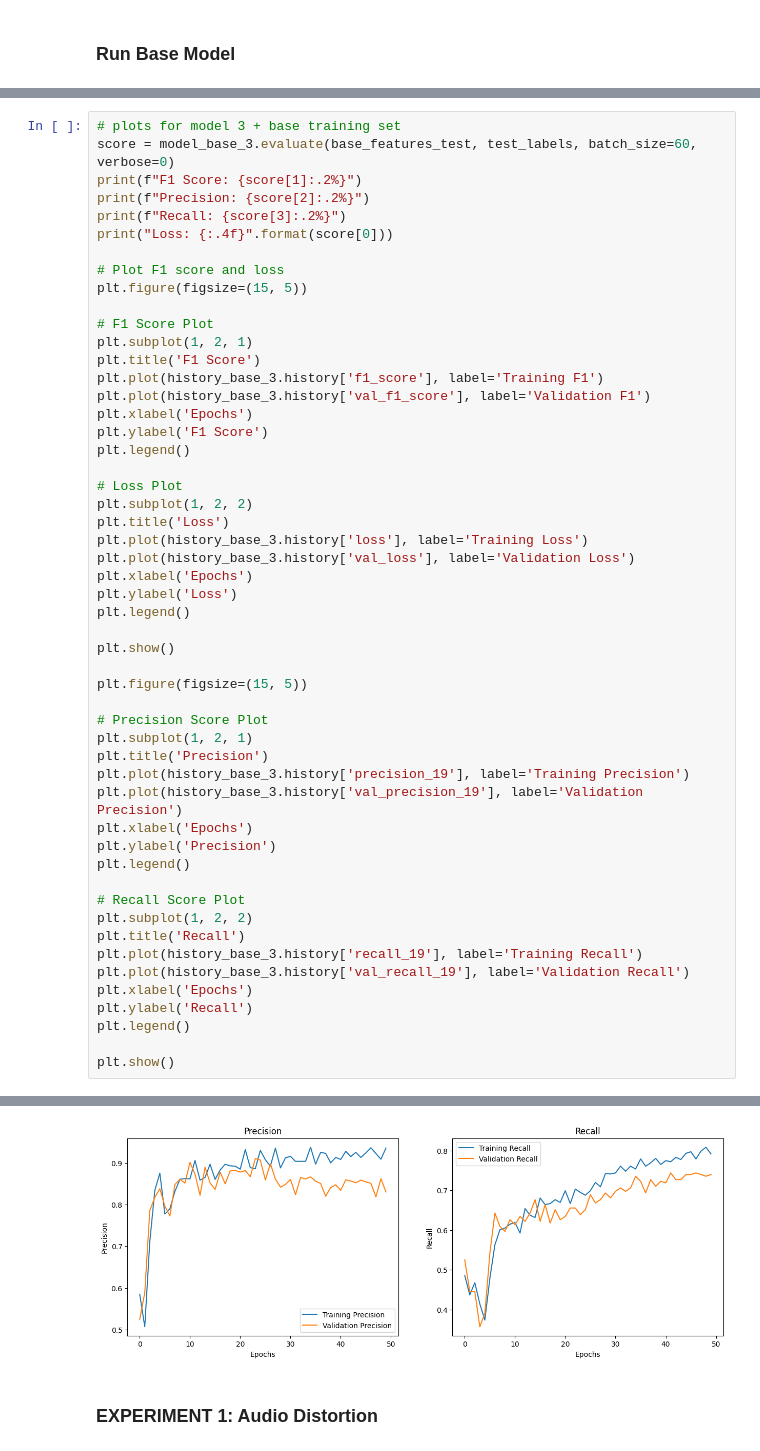
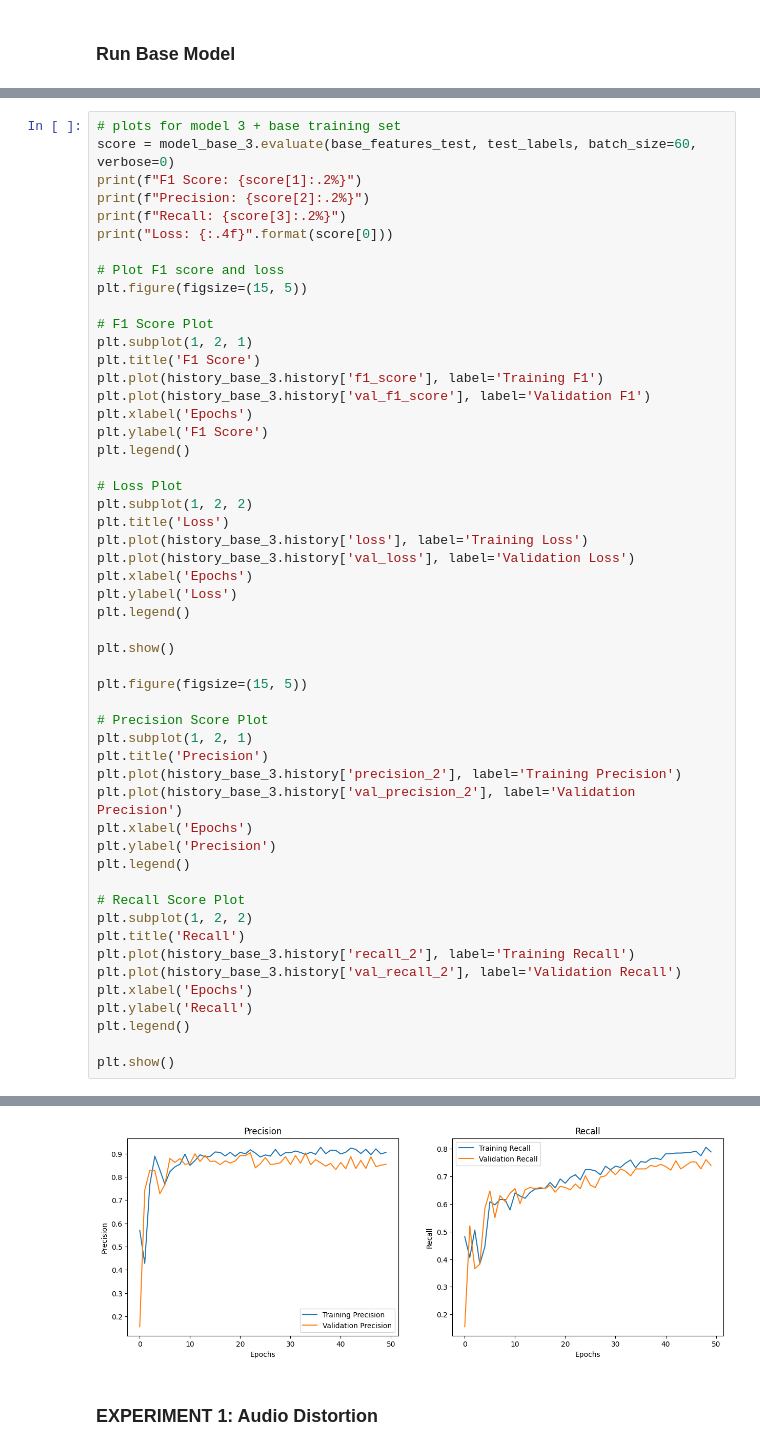
Before and after one commit to Kbeaty26/DS340-Project, a Jupyter notebook: projectCode.ipynb, the cells around one changed output, grey strips where cells are left out. Cells and saved outputs as stored; diff of their text form.

```diff
--- a/projectCode.ipynb
+++ b/projectCode.ipynb
@@ -681,8 +701,8 @@ plt.figure(figsize=(15, 5))
 # Precision Score Plot
 plt.subplot(1, 2, 1)
 plt.title('Precision')
-plt.plot(history_base_3.history['precision_19'], label='Training Precision')
-plt.plot(history_base_3.history['val_precision_19'], label='Validation Precision')
+plt.plot(history_base_3.history['precision_2'], label='Training Precision')
+plt.plot(history_base_3.history['val_precision_2'], label='Validation Precision')
 plt.xlabel('Epochs')
 plt.ylabel('Precision')
 plt.legend()
@@ -690,8 +710,8 @@ plt.legend()
 # Recall Score Plot
 plt.subplot(1, 2, 2)
 plt.title('Recall')
-plt.plot(history_base_3.history['recall_19'], label='Training Recall')
-plt.plot(history_base_3.history['val_recall_19'], label='Validation Recall')
+plt.plot(history_base_3.history['recall_2'], label='Training Recall')
+plt.plot(history_base_3.history['val_recall_2'], label='Validation Recall')
 plt.xlabel('Epochs')
 plt.ylabel('Recall')
 plt.legend()
@@ -706,4 +726,4 @@ Loss: 0.5948
-[figure, old version]
+[figure, new version]
 # %% [markdown]
 ### EXPERIMENT 1: Audio Distortion
 # %%
```
Also changed, not shown: parts of 25 cells of this notebook.
